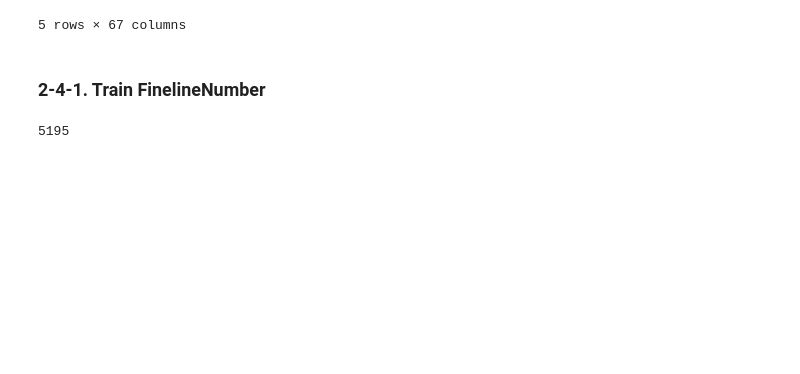
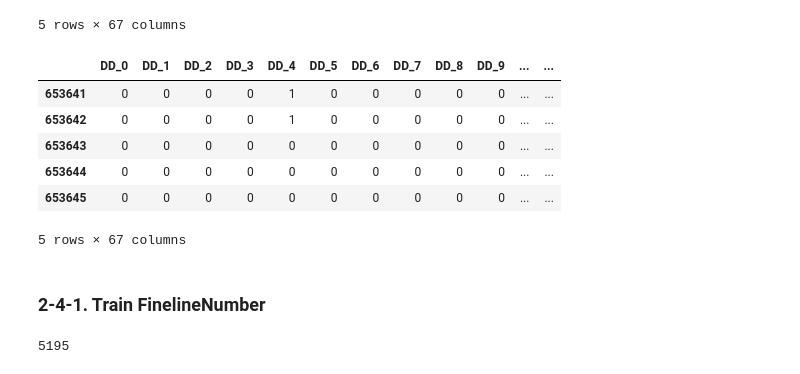
Before and after one commit to woncheolSon/Classification-Analysis-Project, a Jupyter notebook: Encoding_Ver_3.ipynb, the cells around one changed output. Saved outputs shown, nothing was run; the diff lists cells and outputs as text; code cells hidden in the pictures; blank space fills up the shorter version.

```diff
--- a/Encoding_Ver_3.ipynb
+++ b/Encoding_Ver_3.ipynb
@@ -280,11 +409,19 @@ test_DD_dummy_df.tail()
 | 653645 | 0 | 0 | 0 | 0 | 0 | 0 | 0 | 0 | ... |
 5 rows × 67 columns
 # %%
-# test_DD_dummy_df_columns=[]
-# for idx in preprocessing.LabelEncoder().fit_transform(test_DD_dummy_df.columns):
-#     test_DD_dummy_df_columns.append('DD_{}'.format(idx))
-# test_DD_dummy_df.columns = test_DD_dummy_df_columns
-# test_DD_dummy_df.tail()
+test_DD_dummy_df_columns=[]
+for idx in preprocessing.LabelEncoder().fit_transform(test_DD_dummy_df.columns):
+    test_DD_dummy_df_columns.append('DD_{}'.format(idx))
+test_DD_dummy_df.columns = test_DD_dummy_df_columns
+test_DD_dummy_df.tail()
+# %% [output]
+|  | DD_0 | DD_1 | DD_2 | DD_3 | DD_4 | DD_5 | DD_6 | DD_7 | DD_8 | DD_9 | ... | ... |
+| 653641 | 0 | 0 | 0 | 0 | 1 | 0 | 0 | 0 | 0 | 0 | ... | ... |
+| 653642 | 0 | 0 | 0 | 0 | 1 | 0 | 0 | 0 | 0 | 0 | ... | ... |
+| 653643 | 0 | 0 | 0 | 0 | 0 | 0 | 0 | 0 | 0 | 0 | ... | ... |
+| 653644 | 0 | 0 | 0 | 0 | 0 | 0 | 0 | 0 | 0 | 0 | ... | ... |
+| 653645 | 0 | 0 | 0 | 0 | 0 | 0 | 0 | 0 | 0 | 0 | ... | ... |
+5 rows × 67 columns
 # %% [markdown]
 ### 2-4-1. Train FinelineNumber
 # %%
```
Also changed, not shown: parts of 74 cells of this notebook.
